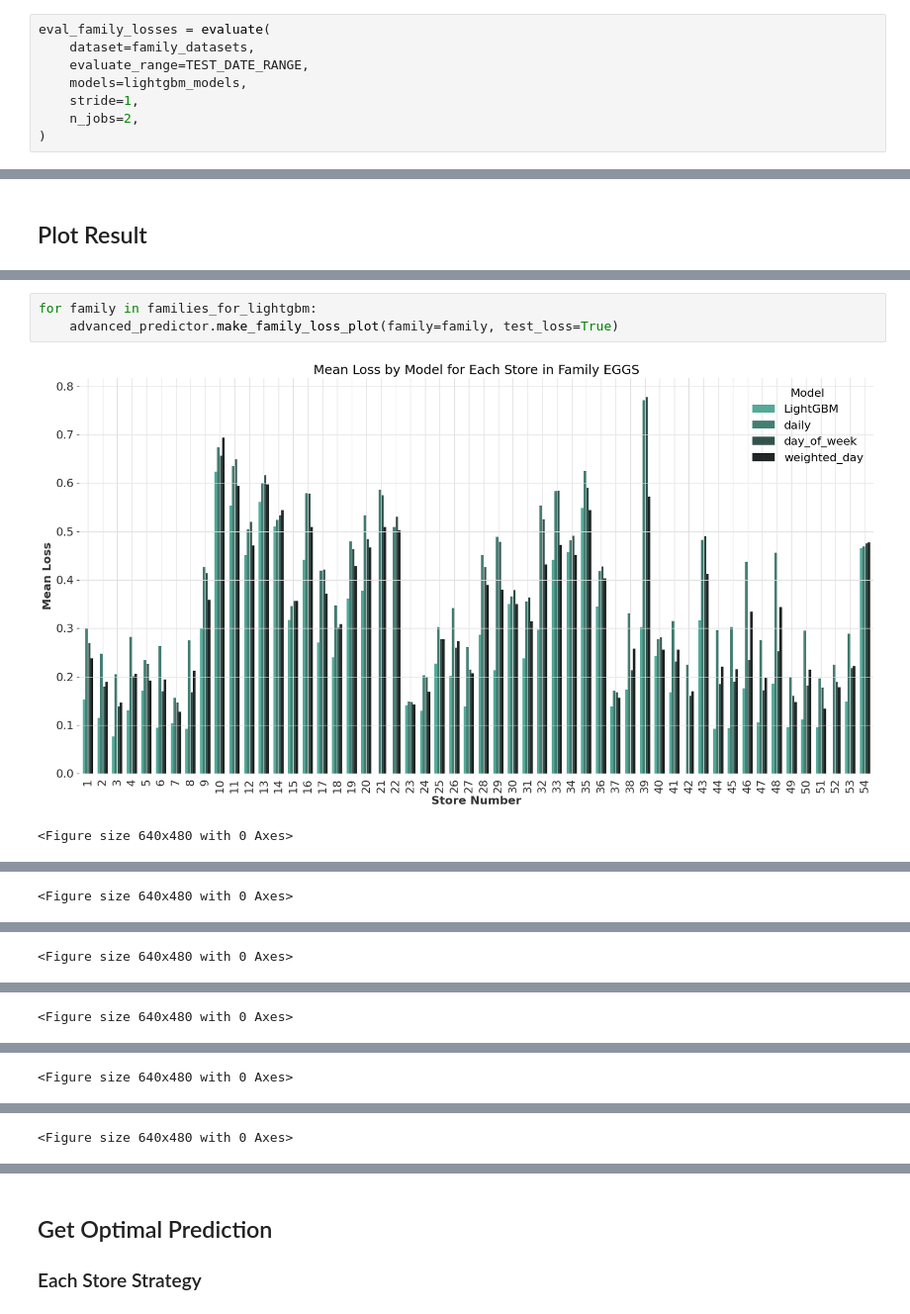
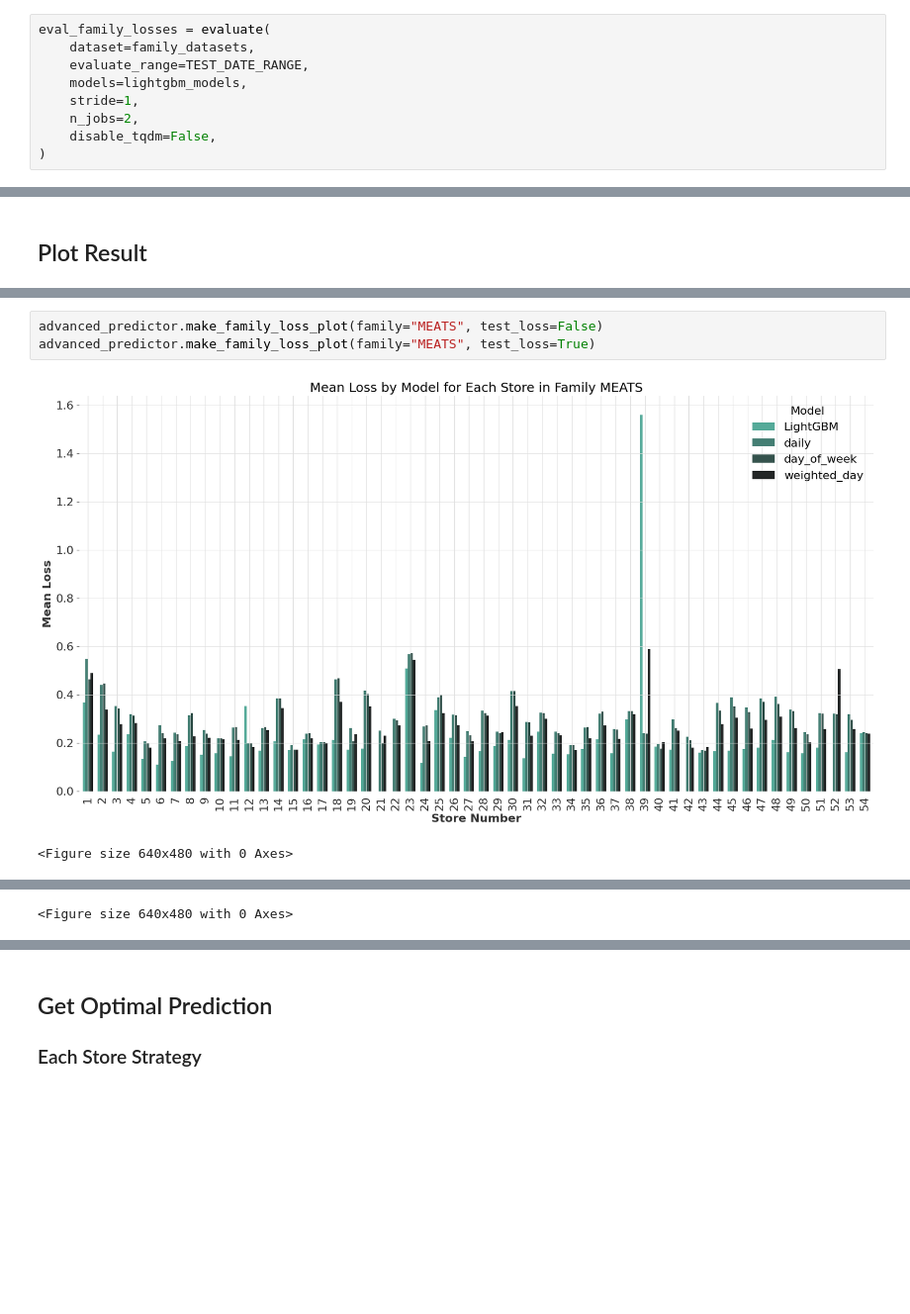
Before and after one commit to Tikhon-Radkevich/Store-Sales, a Jupyter notebook: notebooks/explore/advanced_predictor.ipynb, the cells around one changed output, grey strips where cells are left out. Shown at 99% size. Cells and saved outputs as stored; diff of their text form; blank space fills up the shorter version.

Commit message:
explored different strategies to select model for family.

```diff
--- a/notebooks/explore/advanced_predictor.ipynb
+++ b/notebooks/explore/advanced_predictor.ipynb
@@ -66,6 +63,7 @@ eval_family_losses = evaluate(
     models=lightgbm_models,
     stride=1,
     n_jobs=2,
+    disable_tqdm=False,
 )
 # %%
 lightgbm_prediction_df = make_submission_predictions(
@@ -98,6 +97,6 @@ advanced_predictor.make_overall_family_loss_plot(
 # %%
-for family in families_for_lightgbm:
-    advanced_predictor.make_family_loss_plot(family=family, test_loss=True)
+advanced_predictor.make_family_loss_plot(family="MEATS", test_loss=False)
+advanced_predictor.make_family_loss_plot(family="MEATS", test_loss=True)
 # %% [output]
-[figure, old version]
+[figure, new version]
 <Figure size 640x480 with 0 Axes>
@@ -107 +104,0 @@ for family in families_for_lightgbm:
-<Figure size 640x480 with 0 Axes>
@@ -109 +104,0 @@ for family in families_for_lightgbm:
-<Figure size 640x480 with 0 Axes>
@@ -111 +104,0 @@ for family in families_for_lightgbm:
-<Figure size 640x480 with 0 Axes>
@@ -113 +104,0 @@ for family in families_for_lightgbm:
-<Figure size 640x480 with 0 Axes>
```
Also changed, not shown: parts of 13 cells of this notebook.
